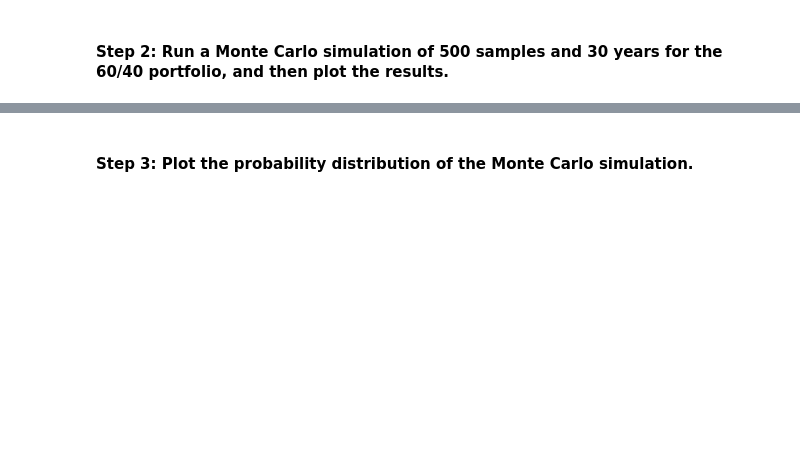
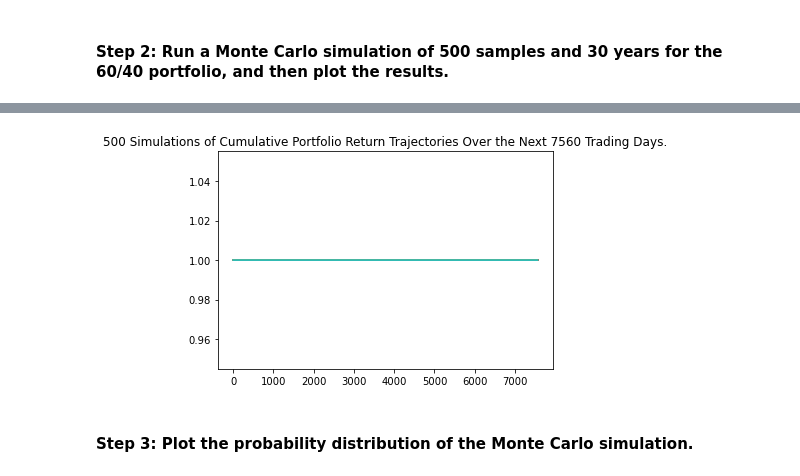
Before and after one commit to santiago-pesantez/financial-planner, a Jupyter notebook: financial_planning_tools.ipynb, the cells around one changed output, grey strips where cells are left out. Saved outputs shown, nothing was run; the diff lists cells and outputs as text; code cells hidden in the pictures; blank space fills up the shorter version.

```diff
--- a/financial_planning_tools.ipynb
+++ b/financial_planning_tools.ipynb
@@ -451,24 +451,40 @@ In this section, you’ll use the MCForecastTools library to create a Monte Carl
 # Set start and end dates of 3 years back from your current date
 # Alternatively, you can use an end date of 2020-08-07 and work 3 years back from that date
 # YOUR CODE HERE
+start_date = pd.Timestamp("2017-08-07", tz = "America/New_York").isoformat()
+
 # YOUR CODE HERE
+end_date = pd.Timestamp("2020-08-07", tz = "America/New_York").isoformat()
 
 # Set number of rows to 1000 to retrieve the maximum amount of rows
 # YOUR CODE HERE
+limit_rows = 1000
 # %%
 # Use the Alpaca get_bars function to make the API call to get the 3 years worth of pricing data
 # The tickers and timeframe parameters should have been set in Part 1 of this activity
 # The start and end dates should be updated with the information set above
 # Remember to add the df property to the end of the call so the response is returned as a DataFrame
 # YOUR CODE HERE
+prices_df = alpaca.get_bars(
+    tickers,
+    timeframe,
+    start = start_date,
+    end = end_date,
+    limit = limit_rows
+).df
 
 # Reorganize the DataFrame
 # Separate ticker data
 # YOUR CODE HERE
+agg_df = prices_df[prices_df["symbol"] == "AGG"].drop("symbol", axis = 1)
+spy_df = prices_df[prices_df["symbol"] == "SPY"].drop("symbol", axis = 1)
 
 # Concatenate the ticker DataFrames
 # YOUR CODE HERE
+prices_df = pd.concat([agg_df,spy_df], axis=1, keys=tickers)
 
 # Display both the first and last five rows of the DataFrame
 # YOUR CODE HERE
 # YOUR CODE HERE
+prices_df.head()
+prices_df.tail()
@@ -479,6 +504,13 @@ In this section, you’ll use the MCForecastTools library to create a Monte Carl
 # The weights should be split 40% to AGG and 60% to SPY.
 # Run 500 samples.
 # YOUR CODE HERE
+mc_30_years = MCSimulation(
+    portfolio_data = prices_df,
+    num_trading_days = 252 * 30,
+    weights = [.40, .60],
+    num_simulation = 500
+)
 
 # Review the simulation input data
 # YOUR CODE HERE
+mc_30_years.portfolio_data.head()
@@ -492,3 +554,15 @@ In this section, you’ll use the MCForecastTools library to create a Monte Carl
+# %%
+# Visualize the 30-year Monte Carlo simulation by creating an
+# overlay line plot
+# YOUR CODE HERE
+mc_plot = mc_30_years.plot_simulation()
+
+
+# I could not draw the plot of the simulation, I guess it is because while running the simulation I got a bunch of these messages below:
+#C:\Bootcamp\Challenge #5\financial-planner\MCForecastTools.py:117: PerformanceWarning: DataFrame is highly fragmented.  This is usually the result of calling `frame.insert` many times, which has poor performance.  Consider joining all columns at once using pd.concat(axis=1) instead. To get a de-fragmented frame, use `newframe = frame.copy()`
+#  portfolio_cumulative_returns[n] = (1 + sim_df.fillna(0)).cumprod()
+# %% [output]
+[figure, added]
 # %% [markdown]
 #### Step 3: Plot the probability distribution of the Monte Carlo simulation.
 # %%
```
Also changed, not shown: parts of 17 cells of this notebook.
